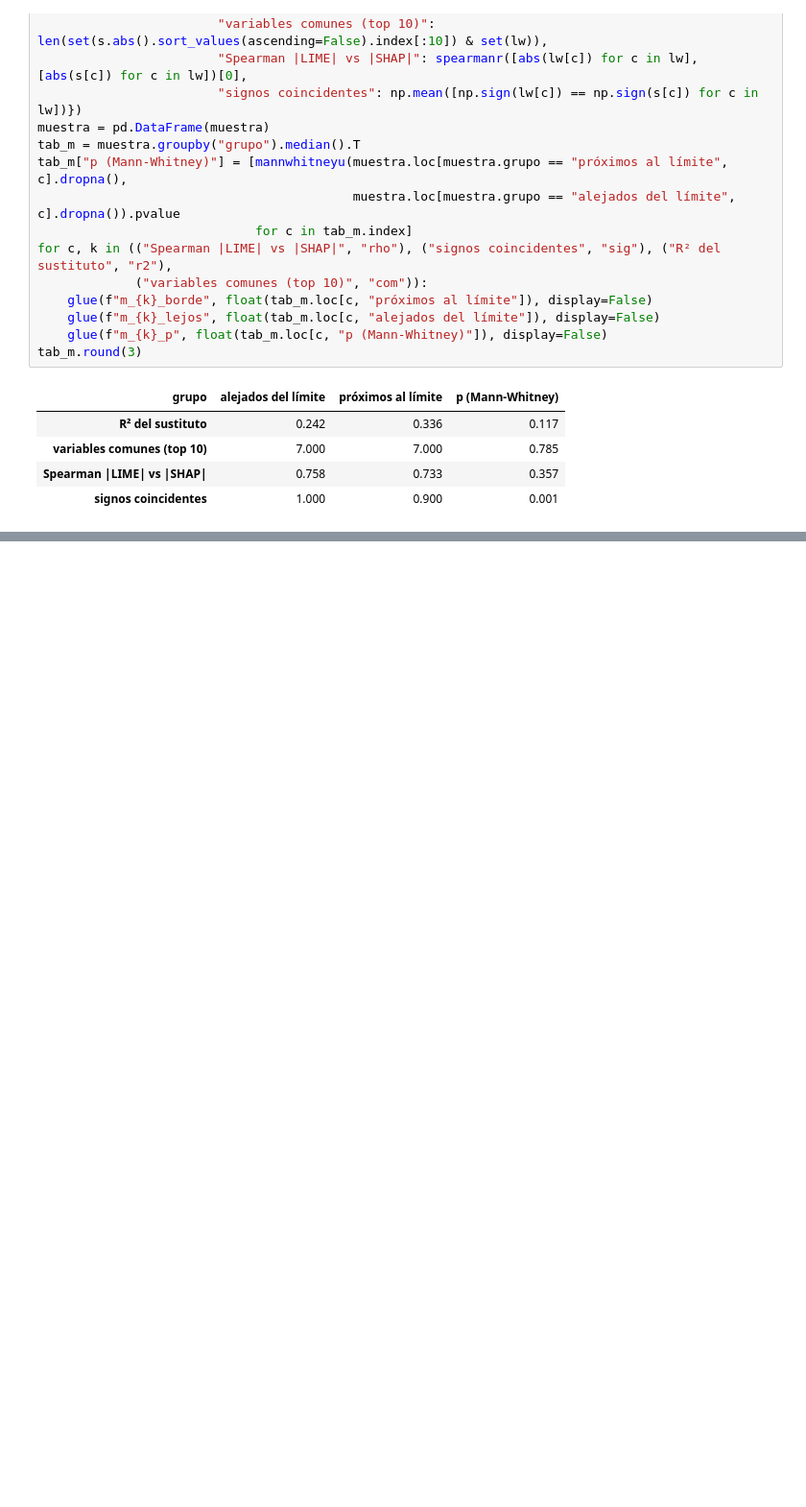
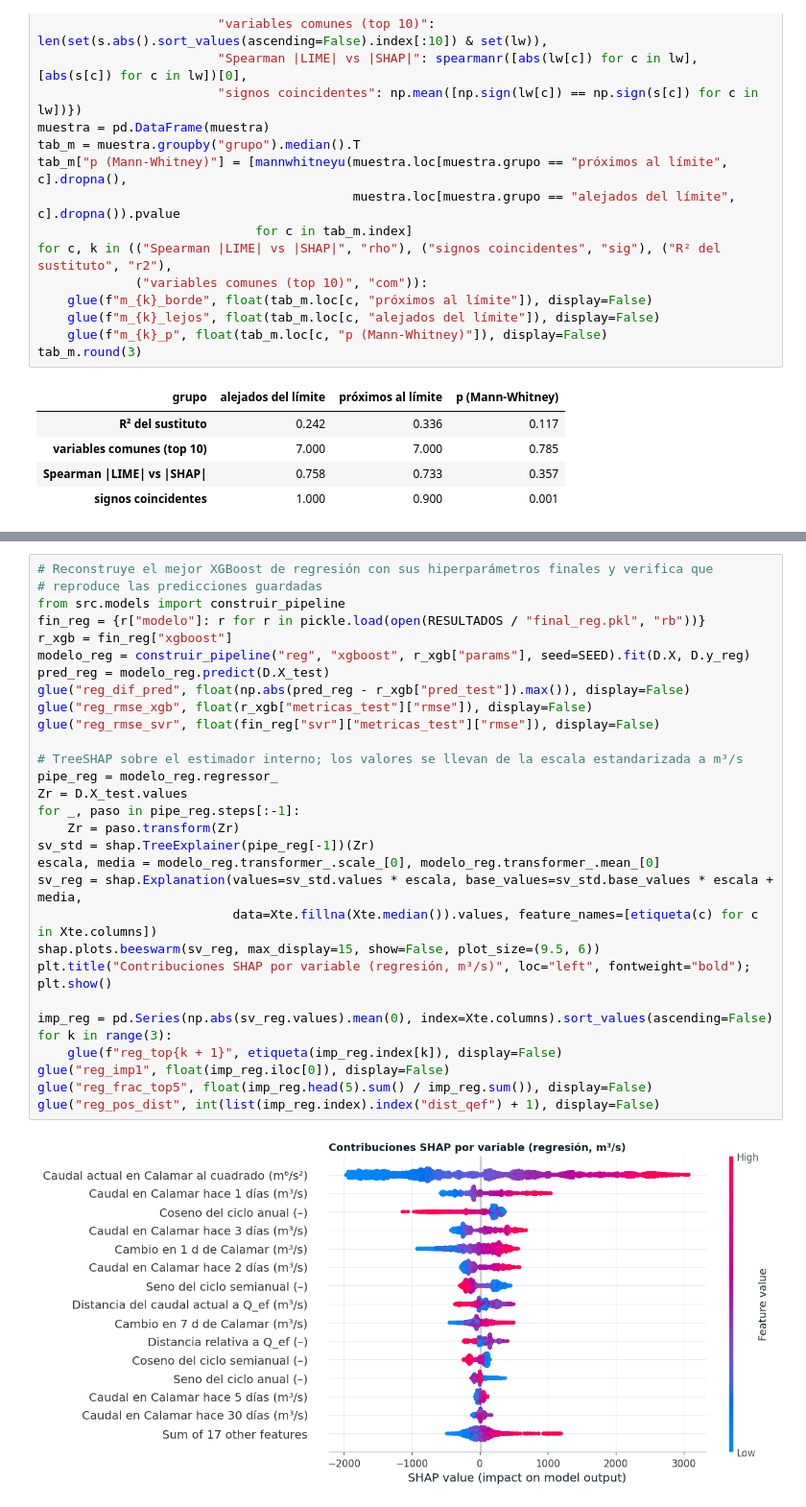
Before and after one commit to SantiagomezaC/proyecto-ml-entregable2, a Jupyter notebook: book/03f_interpretabilidad.ipynb, the cells around one changed output, grey strips where cells are left out. Shown at 96% size. Drawn from its saved outputs; the diff is of its cells as text; blank space fills up the shorter version.

Commit message:
Ajustes de redacción, comentarios del código y SHAP en regresión

```diff
--- a/book/03f_interpretabilidad.ipynb
+++ b/book/03f_interpretabilidad.ipynb
@@ -221,0 +236,32 @@ contribuciones secundarias.
+# %%
+# Reconstruye el mejor XGBoost de regresión con sus hiperparámetros finales y verifica que
+# reproduce las predicciones guardadas
+from src.models import construir_pipeline
+fin_reg = {r["modelo"]: r for r in pickle.load(open(RESULTADOS / "final_reg.pkl", "rb"))}
+r_xgb = fin_reg["xgboost"]
+modelo_reg = construir_pipeline("reg", "xgboost", r_xgb["params"], seed=SEED).fit(D.X, D.y_reg)
+pred_reg = modelo_reg.predict(D.X_test)
+glue("reg_dif_pred", float(np.abs(pred_reg - r_xgb["pred_test"]).max()), display=False)
+glue("reg_rmse_xgb", float(r_xgb["metricas_test"]["rmse"]), display=False)
+glue("reg_rmse_svr", float(fin_reg["svr"]["metricas_test"]["rmse"]), display=False)
+
+# TreeSHAP sobre el estimador interno; los valores se llevan de la escala estandarizada a m³/s
+pipe_reg = modelo_reg.regressor_
+Zr = D.X_test.values
+for _, paso in pipe_reg.steps[:-1]:
+    Zr = paso.transform(Zr)
+sv_std = shap.TreeExplainer(pipe_reg[-1])(Zr)
+escala, media = modelo_reg.transformer_.scale_[0], modelo_reg.transformer_.mean_[0]
+sv_reg = shap.Explanation(values=sv_std.values * escala, base_values=sv_std.base_values * escala + media,
+                          data=Xte.fillna(Xte.median()).values, feature_names=[etiqueta(c) for c in Xte.columns])
+shap.plots.beeswarm(sv_reg, max_display=15, show=False, plot_size=(9.5, 6))
+plt.title("Contribuciones SHAP por variable (regresión, m³/s)", loc="left", fontweight="bold"); plt.show()
+
+imp_reg = pd.Series(np.abs(sv_reg.values).mean(0), index=Xte.columns).sort_values(ascending=False)
+for k in range(3):
+    glue(f"reg_top{k + 1}", etiqueta(imp_reg.index[k]), display=False)
+glue("reg_imp1", float(imp_reg.iloc[0]), display=False)
+glue("reg_frac_top5", float(imp_reg.head(5).sum() / imp_reg.sum()), display=False)
+glue("reg_pos_dist", int(list(imp_reg.index).index("dist_qef") + 1), display=False)
+# %% [output]
+[figure, added]
```
Also changed, not shown: parts of 7 cells of this notebook, 20 other files.
